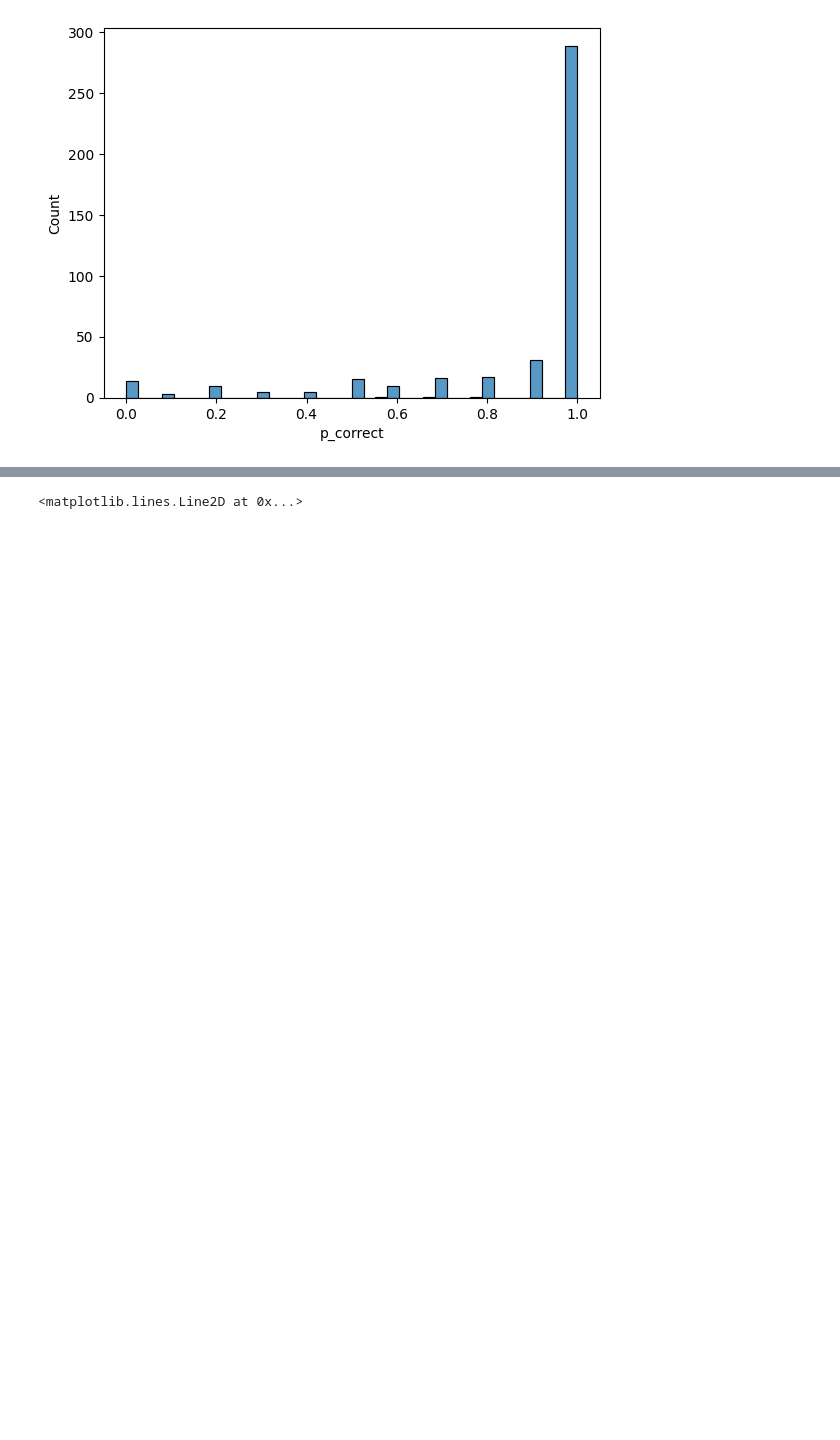
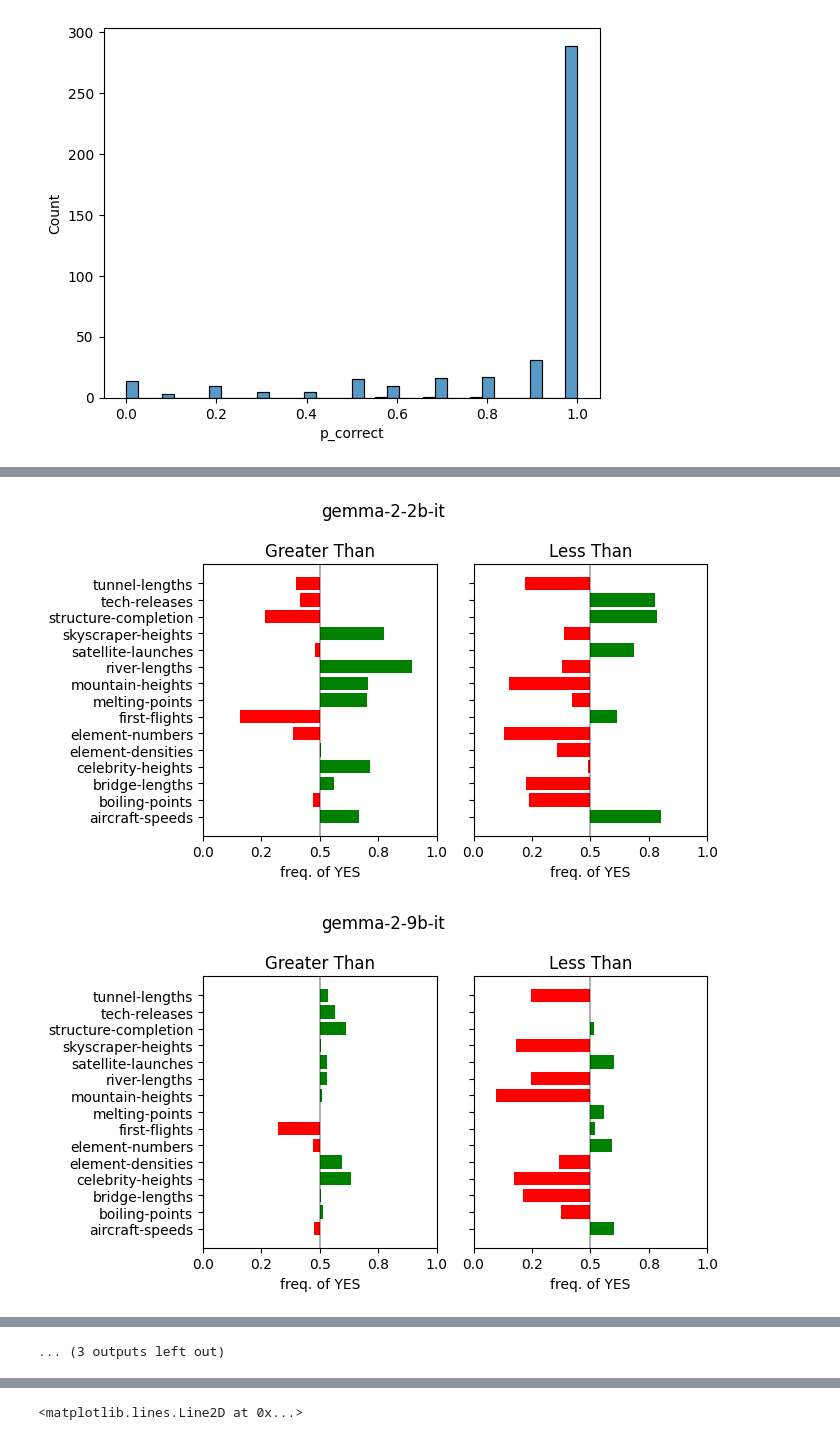
Before and after one commit to jettjaniak/chainscope, a Jupyter notebook: notebooks/scatterplots.ipynb, the cells around one changed output, grey strips where cells are left out. Saved outputs shown, nothing was run; the diff lists cells and outputs as text; code cells hidden in the pictures; blank space fills up the shorter version.

```diff
--- a/notebooks/scatterplots.ipynb
+++ b/notebooks/scatterplots.ipynb
@@ -74,0 +79,61 @@ sns.barplot(df, y="prop_id", hue="answer", x="p_correct")
+# %%
+import matplotlib.pyplot as plt
+import numpy as np
+import pandas as pd
+
+
+def create_dual_diverging_barplots(
+    df: pd.DataFrame, figsize: tuple[int, int] = (15, 8)
+) -> None:
+    # First aggregate the data
+    plot_data = df.groupby(["prop_id", "comparison"])["p_yes"].mean().reset_index()
+
+    # Create figure with two subplots side by side
+    fig, (ax1, ax2) = plt.subplots(1, 2, figsize=figsize, sharey=True)
+    fig.suptitle(df.model_id.unique()[0].split("/")[1])
+
+    # Process each subplot
+    for ax, comp, title in zip([ax1, ax2], ["gt", "lt"], ["Greater Than", "Less Than"]):
+        # Filter data
+        comp_data = plot_data[plot_data["comparison"] == comp].copy()
+
+        # Sort by p_yes for better visualization
+        # comp_data = comp_data.sort_values('p_yes')
+
+        # Center values around 0.5
+        centered_values = comp_data["p_yes"] - 0.5
+
+        # Create horizontal bars
+        y_pos = np.arange(len(comp_data))
+        colors = ["red" if v < 0 else "green" for v in centered_values]
+
+        ax.barh(y_pos, centered_values, align="center", color=colors)
+
+        # Customize the plot
+        ax.set_yticks(y_pos)
+        ax.set_yticklabels(comp_data["prop_id"])
+
+        # Add vertical line at x=0 (0.5 in original scale)
+        ax.axvline(x=0, color="black", linestyle="-", alpha=0.3)
+
+        # Set x-axis labels to show original scale (0 to 1)
+        x_ticks = np.linspace(-0.5, 0.5, 5)
+        ax.set_xticks(x_ticks)
+        ax.set_xticklabels([f"{x + 0.5:.1f}" for x in x_ticks])
+
+        ax.set_title(title)
+        ax.set_xlabel("freq. of YES")
+
+    plt.tight_layout()
+    return fig, (ax1, ax2)
+
+
+filter_prop_ids = ["animals-speed", "sea-depths", "sound-speeds", "train-speeds"]
+df = orig_df[~orig_df.prop_id.isin(filter_prop_ids)]
+df = df[df["mode"] == "cot"]
+for model in MODELS_MAP.keys():
+    create_dual_diverging_barplots(df[df.model_id == MODELS_MAP[model]], figsize=(7, 4))
+    plt.show()
+# %% [output]
+[figure, added]
+[figure, added]
@@ -75,3 +150,4 @@ sns.barplot(df, y="prop_id", hue="answer", x="p_correct")
+... (3 outputs left out)
 # %%
 filter_prop_ids = ["animals-speed", "sea-depths", "sound-speeds", "train-speeds"]
 df = orig_df[~orig_df.prop_id.isin(filter_prop_ids)]
```
Also changed, not shown: parts of 3 cells of this notebook.
